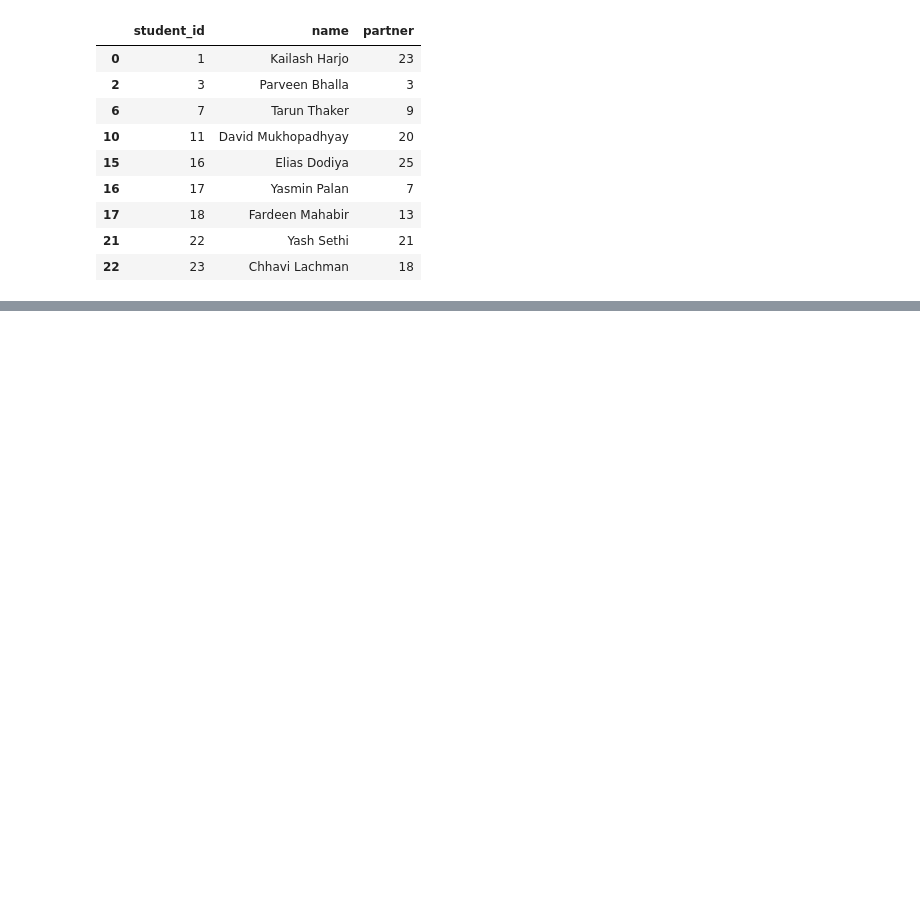
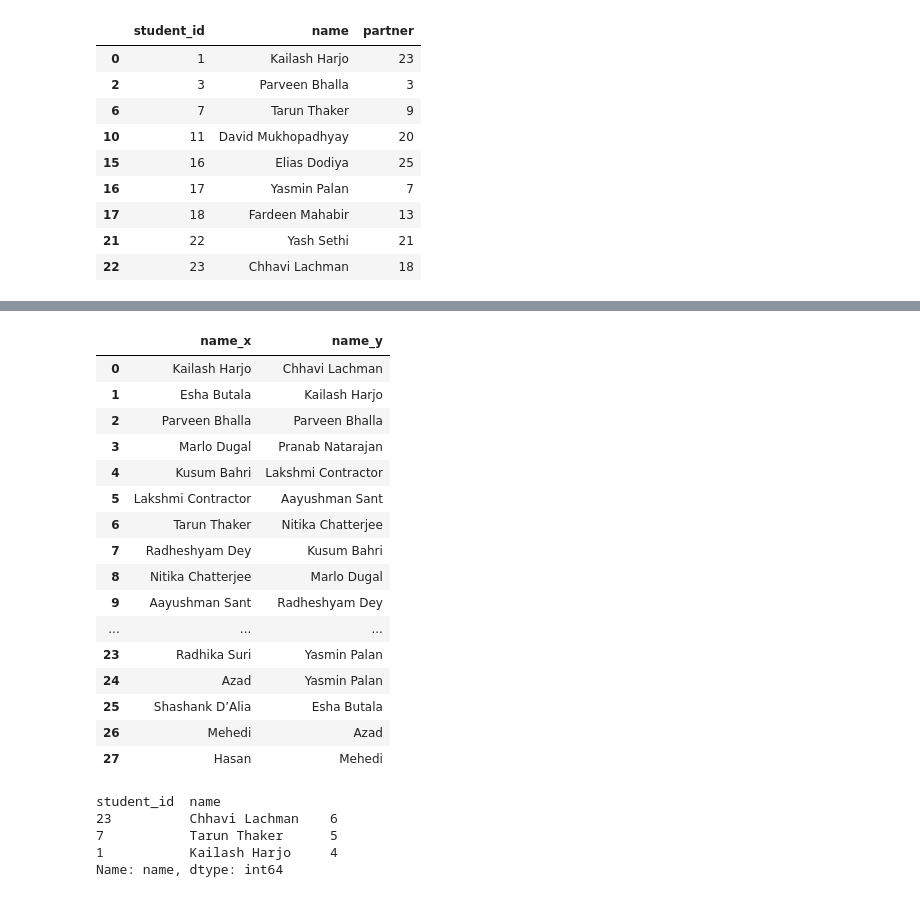
Before and after one commit to AzadMehedi/Pandas, a Jupyter notebook: Merging,_Joining_&_Concatenating.ipynb, the cells around one changed output, grey strips where cells are left out. Cells and saved outputs as stored; diff of their text form; code cells hidden in the pictures; blank space fills up the shorter version.

```diff
--- a/Merging,_Joining_&_Concatenating.ipynb
+++ b/Merging,_Joining_&_Concatenating.ipynb
@@ -393,0 +399,31 @@ Name: course_id, dtype: int64
+# %%
+# 8. Print student name -> partner name for all enrolled students
+# self join
+students.merge(students, how='inner', left_on='partner', right_on='student_id')[['name_x','name_y']]
+# %% [output]
+|  | name_x | name_y |
+| 0 | Kailash Harjo | Chhavi Lachman |
+| 1 | Esha Butala | Kailash Harjo |
+| 2 | Parveen Bhalla | Parveen Bhalla |
+| 3 | Marlo Dugal | Pranab Natarajan |
+| 4 | Kusum Bahri | Lakshmi Contractor |
+| 5 | Lakshmi Contractor | Aayushman Sant |
+| 6 | Tarun Thaker | Nitika Chatterjee |
+| 7 | Radheshyam Dey | Kusum Bahri |
+| 8 | Nitika Chatterjee | Marlo Dugal |
+| 9 | Aayushman Sant | Radheshyam Dey |
+| ... | ... | ... |
+| 23 | Radhika Suri | Yasmin Palan |
+| 24 | Azad | Yasmin Palan |
+| 25 | Shashank D’Alia | Esha Butala |
+| 26 | Mehedi | Azad |
+| 27 | Hasan | Mehedi |
+# %%
+# 9. find top 3 students who did most number enrollments
+regs.merge(students,on='student_id').groupby(['student_id','name'])['name'].count().sort_values(ascending=False).head(3)
+# %% [output]
+student_id  name
+23          Chhavi Lachman    6
+7           Tarun Thaker      5
+1           Kailash Harjo     4
+Name: name, dtype: int64
```
Also changed, not shown: parts of 11 cells of this notebook.
